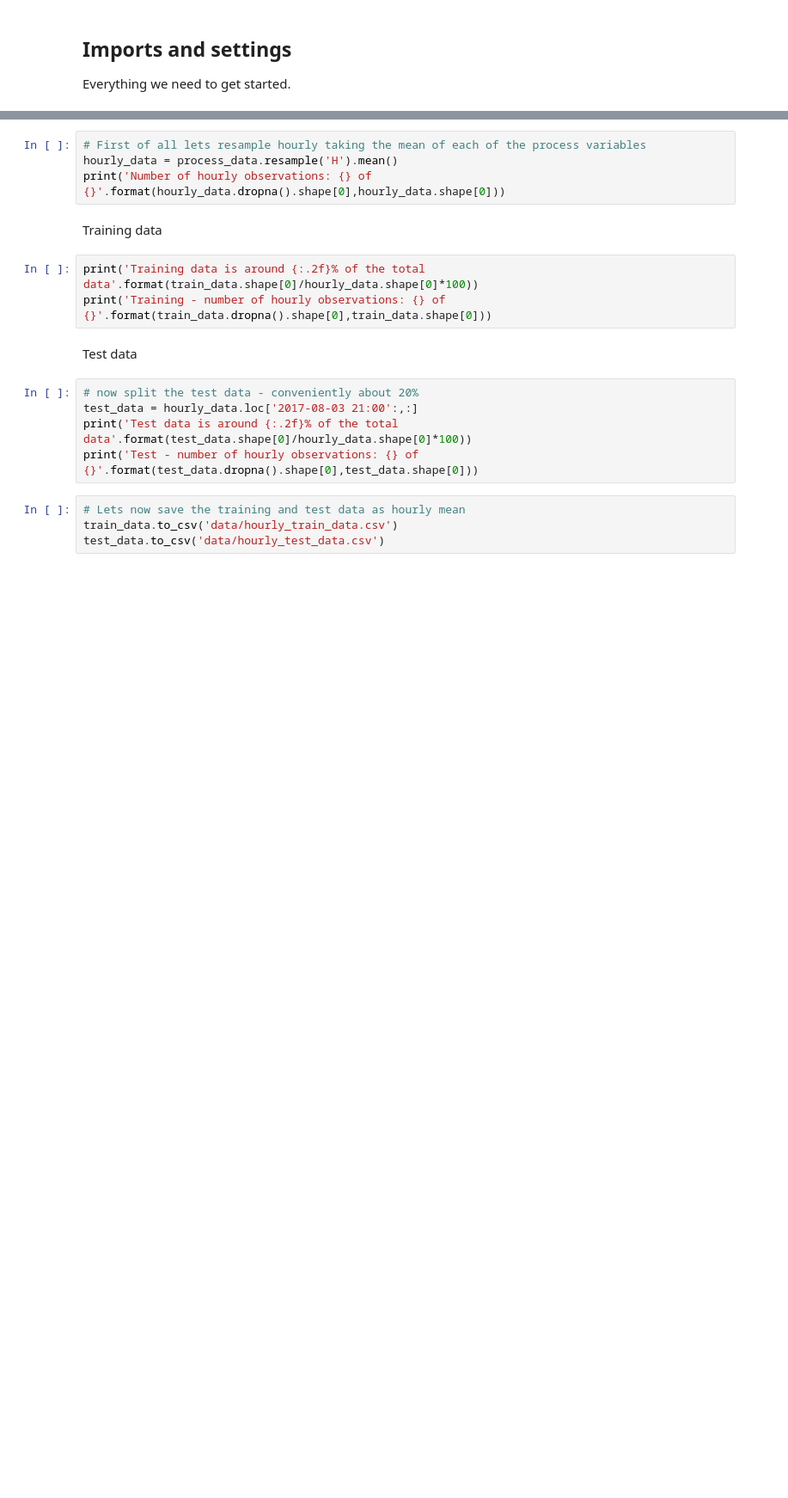
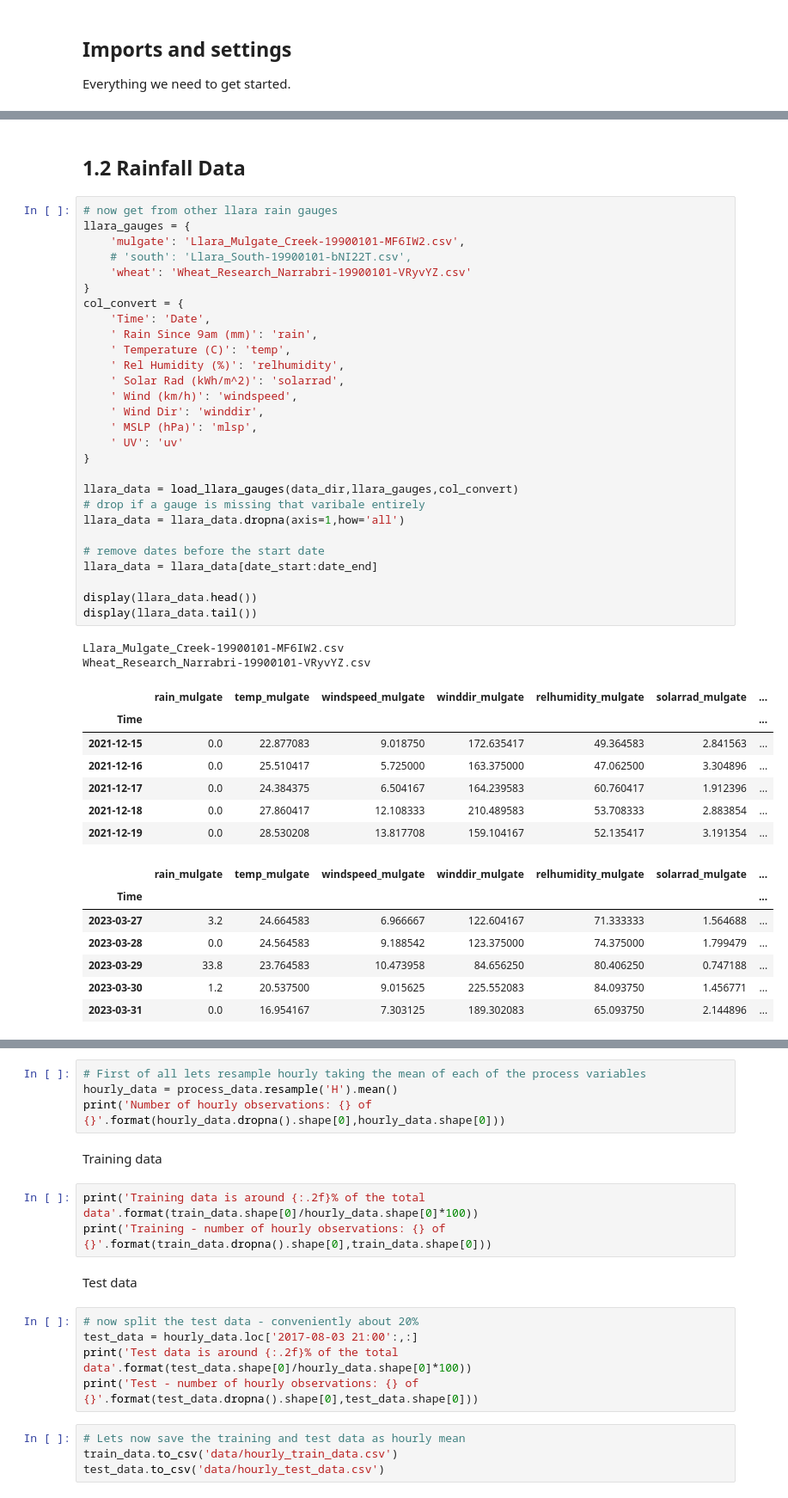
Before and after one commit to dare-centre/DDC-I, a Jupyter notebook: 00_Data_Preprocessing.ipynb, the cells around one changed output, grey strips where cells are left out. Shown at 86% size. Cells and saved outputs as stored; diff of their text form; blank space fills up the shorter version.

```diff
--- a/00_Data_Preprocessing.ipynb
+++ b/00_Data_Preprocessing.ipynb
@@ -40,0 +121,47 @@ process_data.describe()
+# %% [markdown]
+## 1.2 Rainfall Data
+# %%
+# now get from other llara rain gauges
+llara_gauges = {
+    'mulgate': 'Llara_Mulgate_Creek-19900101-MF6IW2.csv',
+    # 'south': 'Llara_South-19900101-bNI22T.csv',
+    'wheat': 'Wheat_Research_Narrabri-19900101-VRyvYZ.csv'
+}
+col_convert = {
+    'Time': 'Date',
+    ' Rain Since 9am (mm)': 'rain',
+    ' Temperature (C)': 'temp',
+    ' Rel Humidity (%)': 'relhumidity',
+    ' Solar Rad (kWh/m^2)': 'solarrad',
+    ' Wind (km/h)': 'windspeed',
+    ' Wind Dir': 'winddir',
+    ' MSLP (hPa)': 'mlsp',
+    ' UV': 'uv'
+}
+
+llara_data = load_llara_gauges(data_dir,llara_gauges,col_convert)
+# drop if a gauge is missing that varibale entirely
+llara_data = llara_data.dropna(axis=1,how='all')
+
+# remove dates before the start date
+llara_data = llara_data[date_start:date_end]
+
+display(llara_data.head())
+display(llara_data.tail())
+# %% [output]
+Llara_Mulgate_Creek-19900101-MF6IW2.csv
+Wheat_Research_Narrabri-19900101-VRyvYZ.csv
+|  | rain_mulgate | temp_mulgate | windspeed_mulgate | winddir_mulgate | relhumidity_mulgate | solarrad_mulgate | ... |
+| Time |  |  |  |  |  |  | ... |
+| 2021-12-15 | 0.0 | 22.877083 | 9.018750 | 172.635417 | 49.364583 | 2.841563 | ... |
+| 2021-12-16 | 0.0 | 25.510417 | 5.725000 | 163.375000 | 47.062500 | 3.304896 | ... |
+| 2021-12-17 | 0.0 | 24.384375 | 6.504167 | 164.239583 | 60.760417 | 1.912396 | ... |
+| 2021-12-18 | 0.0 | 27.860417 | 12.108333 | 210.489583 | 53.708333 | 2.883854 | ... |
+| 2021-12-19 | 0.0 | 28.530208 | 13.817708 | 159.104167 | 52.135417 | 3.191354 | ... |
+|  | rain_mulgate | temp_mulgate | windspeed_mulgate | winddir_mulgate | relhumidity_mulgate | solarrad_mulgate | ... |
+| Time |  |  |  |  |  |  | ... |
+| 2023-03-27 | 3.2 | 24.664583 | 6.966667 | 122.604167 | 71.333333 | 1.564688 | ... |
+| 2023-03-28 | 0.0 | 24.564583 | 9.188542 | 123.375000 | 74.375000 | 1.799479 | ... |
+| 2023-03-29 | 33.8 | 23.764583 | 10.473958 | 84.656250 | 80.406250 | 0.747188 | ... |
+| 2023-03-30 | 1.2 | 20.537500 | 9.015625 | 225.552083 | 84.093750 | 1.456771 | ... |
+| 2023-03-31 | 0.0 | 16.954167 | 7.303125 | 189.302083 | 65.093750 | 2.144896 | ... |
```
Also changed, not shown: parts of 17 cells of this notebook, 1 other file.
